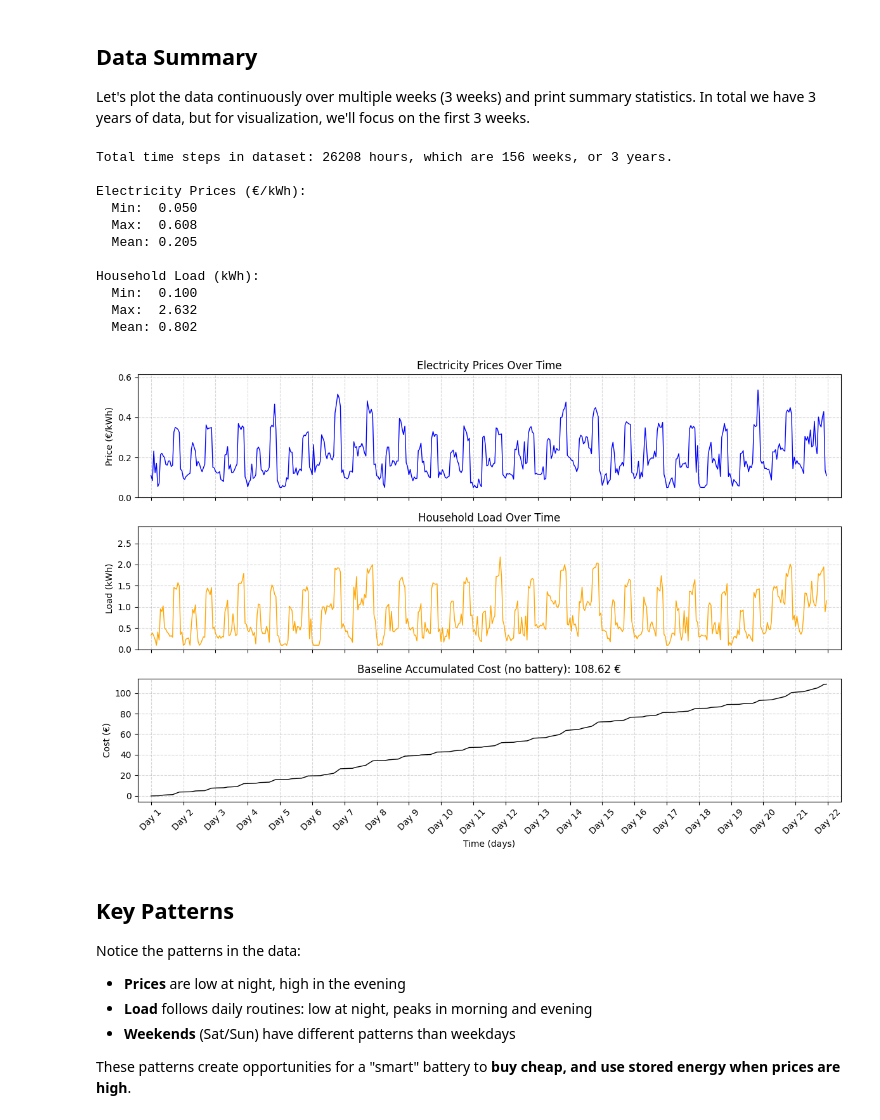
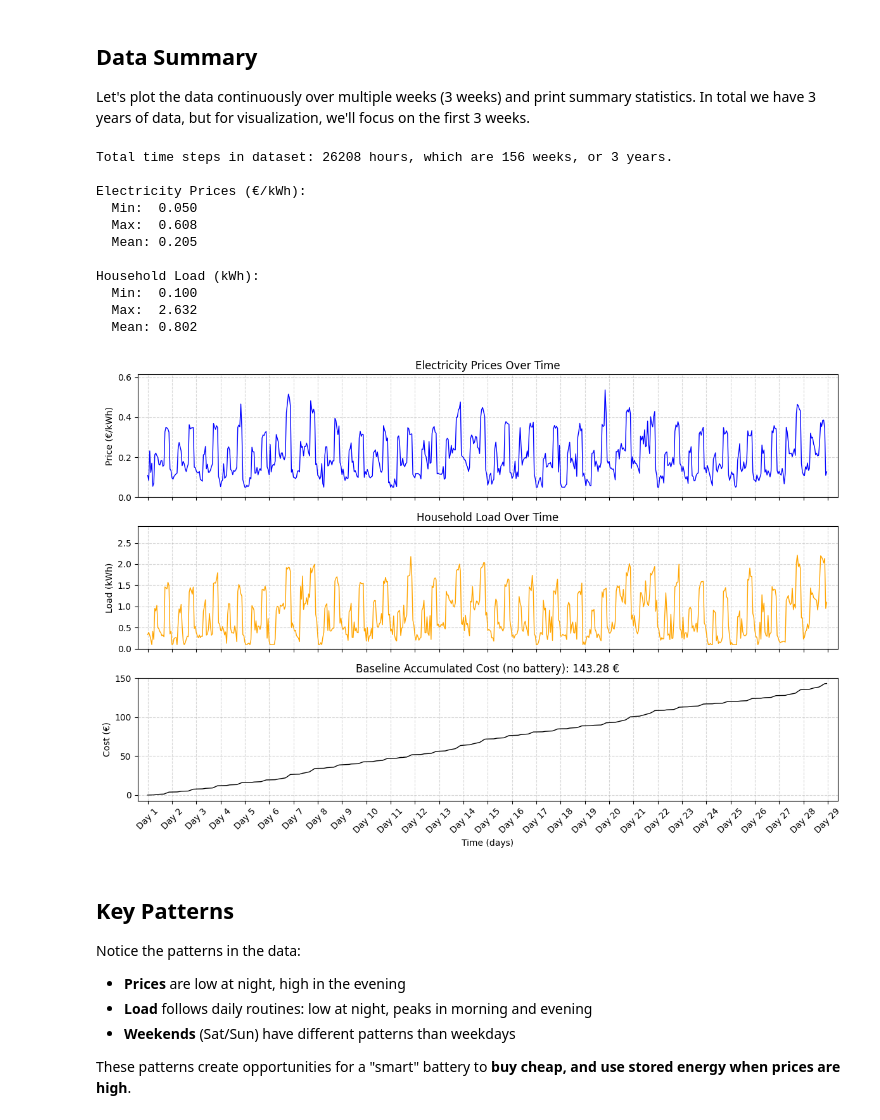
Before and after one commit to aihpi/workshop-rl2-implementation, a Jupyter notebook: 01_workshop/notebooks/00_explore_data.ipynb, the cells around one changed output. Cells and saved outputs as stored; diff of their text form; code cells hidden in the pictures.

```diff
--- a/01_workshop/notebooks/00_explore_data.ipynb
+++ b/01_workshop/notebooks/00_explore_data.ipynb
@@ -95,8 +95,8 @@ Let's plot the data continuously over multiple weeks (3 weeks) and print summary
 total_hours = prices.shape[0] * prices.shape[1]
 print(f"Total time steps in dataset: {total_hours} hours, which are {prices.shape[0]} weeks, or {total_hours / 24 / 365:.0f} years. \n")
 
-# Plot the data continuously over multiple weeks (3 weeks)
-weeks_to_plot = 3
+# Plot the data continuously over multiple weeks
+weeks_to_plot = 4
 hours_to_plot = weeks_to_plot * 7 * 24  # 3 weeks * 7 days * 24 hours/day
 prices_flat = prices.flatten()[:hours_to_plot] # Flatten and take first 'time_to_plot' hours.
 loads_flat = loads.flatten()[:hours_to_plot] # Flatten and take first 'time_to_plot' hours.
@@ -130,34 +130,34 @@ ax3.grid(alpha=0.5, linestyle='--')
 days = np.arange(0, hours_to_plot + 1, 24)
 day_labels = [f'Day {i//24 + 1}' for i in days]
 plt.xticks(days, day_labels, rotation=45)
 ax3.set_xlabel('Time (days)')
 ax3.set_xlim(-10, hours_to_plot + 10)
 
 # Print summary statistics
 print("Electricity Prices (€/kWh):")
 print(f"  Min:  {prices.min():.3f}")
 print(f"  Max:  {prices.max():.3f}")
 print(f"  Mean: {prices.mean():.3f}")
 print("\nHousehold Load (kWh):")
 print(f"  Min:  {loads.min():.3f}")
 print(f"  Max:  {loads.max():.3f}")
 print(f"  Mean: {loads.mean():.3f}")
 
 plt.tight_layout()
 plt.show()
 # %% [output]
 Total time steps in dataset: 26208 hours, which are 156 weeks, or 3 years.
 
 Electricity Prices (€/kWh):
   Min:  0.050
   Max:  0.608
   Mean: 0.205
 
 Household Load (kWh):
   Min:  0.100
   Max:  2.632
   Mean: 0.802
-[figure, old version]
+[figure, new version]
 # %% [markdown]
 ## Key Patterns
 
```
Also changed, not shown: 7 other files.
